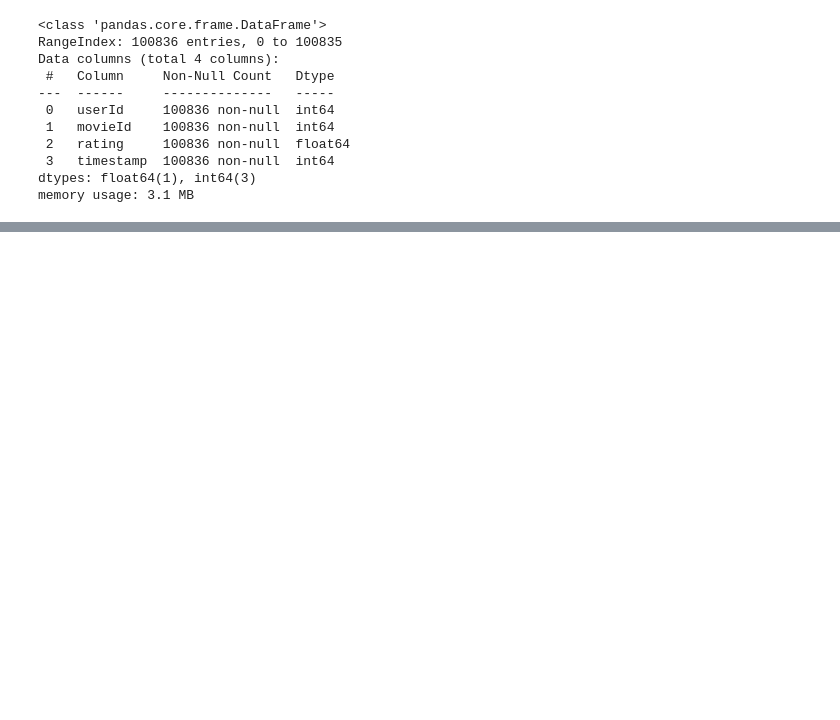
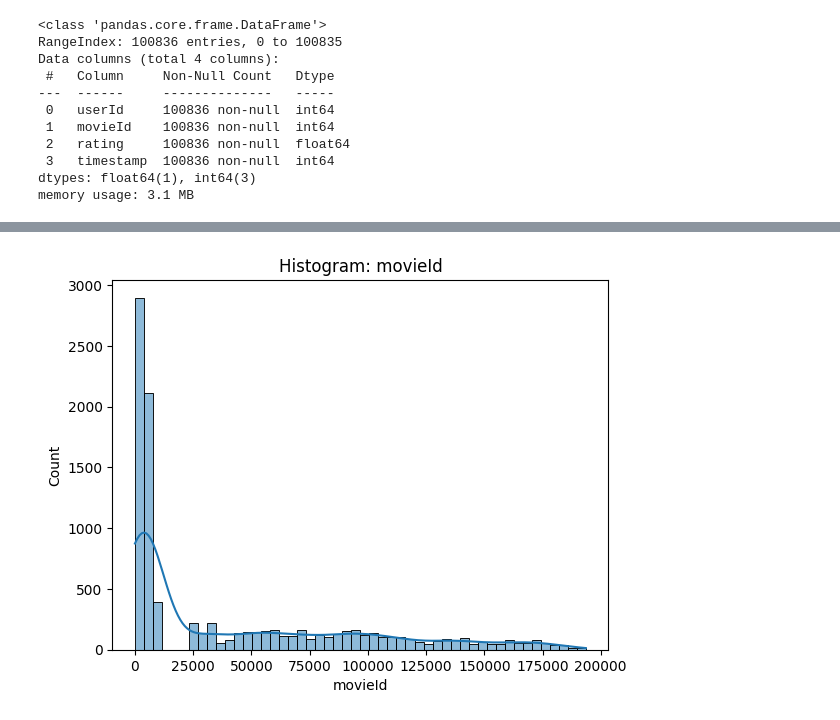
Before and after one commit to gentralg-Gitcoding/fullstack-projects, a Jupyter notebook: capstoneProject/capstone_8/inc_8_movie_recs_Gentral.ipynb, the cells around one changed output, grey strips where cells are left out. Cells and saved outputs as stored; diff of their text form; code cells hidden in the pictures; blank space fills up the shorter version.

```diff
--- a/capstoneProject/capstone_8/inc_8_movie_recs_Gentral.ipynb
+++ b/capstoneProject/capstone_8/inc_8_movie_recs_Gentral.ipynb
@@ -78,0 +180,14 @@ memory usage: 3.1 MB
+# %%
+#List interested movies features
+movies_to_hist_plot = ['movieId']
+# %%
+# Plot movie df
+if viewPlots:
+    for feature in movies_to_hist_plot:
+        # Create histplots of data untouched
+        sns.histplot(data=movies_df, x=feature, bins=50, kde=True)
+        plt.title(f'Histogram: {feature}')
+
+        plt.show()
+# %% [output]
+[figure, added]
```
Also changed, not shown: parts of 57 cells of this notebook, 1 other file.
